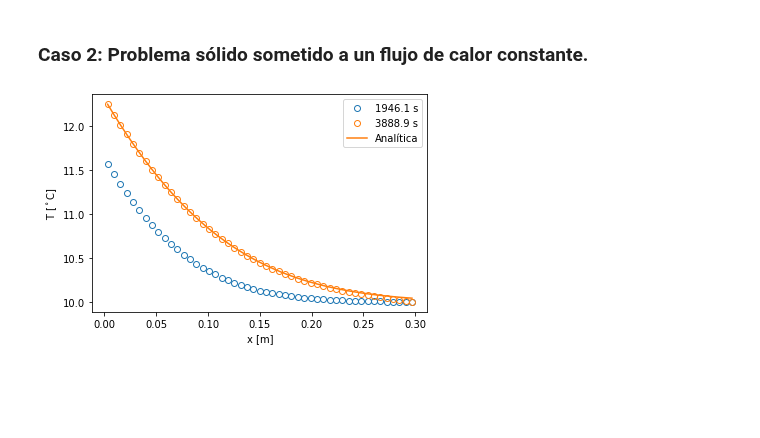
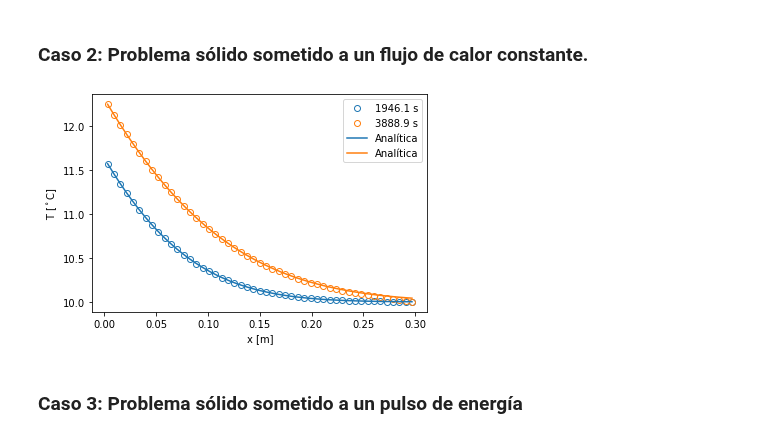
Before and after one commit to juandadamo/clases_fiuba, a Jupyter notebook: 6731/difusion-y-soluciones-numericas.ipynb, the cells around one changed output. Cells and saved outputs as stored; diff of their text form; code cells hidden in the pictures; blank space fills up the shorter version.

```diff
--- a/6731/difusion-y-soluciones-numericas.ipynb
+++ b/6731/difusion-y-soluciones-numericas.ipynb
@@ -187,9 +193,11 @@ tiempo = np.linspace(0,t_final,pasos)
 eqX = TransientTerm() == ExplicitDiffusionTerm(coeff=a)
 
 #Opcional para este problema introductorio, comparación con el resultado analítico
-T_Analytical = CellVariable(name="Temperatura analítica", mesh=mesh)
+T_Analytical = CellVariable(name="Temperatura analítica tf", mesh=mesh)
+T_Analytical2 = CellVariable(name="Temperatura analítica tf/2", mesh=mesh)
 # Evaluamos en el tiempo final
 T_Analytical.setValue(T0 - GradValueLeft *( np.sqrt(4*a*t_final/np.pi)*np.exp(-x**2/(4*a*t_final))-x*(1-erf(x/(4*a*t_final)**.5) ) ) )
+T_Analytical2.setValue(T0 - GradValueLeft *( np.sqrt(4*a*t_final/2/np.pi)*np.exp(-x**2/(4*a*t_final/2))-x*(1-erf(x/(4*a*t_final/2)**.5) ) ) )
 # %%
 # Preparación de la salida gráfica. Se visualizará la solución y la referencia analítica
 #viewer = Viewer(vars=(T,T_Analytical) )
@@ -202,14 +210,16 @@ for i,tiempo_i in enumerate(tiempo):
 # %%
 fig1,ax1  = plt.subplots()
 
 i = np.abs(tiempo-t_final/2).argmin()
 lin1, = ax1.plot(x.value,perfil_temp2[i],label='%.1f s'%tiempo[i],marker='o',linestyle='',markerfacecolor='None')
 lin2, = ax1.plot(x.value,perfil_temp2[-1],label='%.1f s'%t_final,marker='o',linestyle='',markerfacecolor='None')
-
+ax1.plot(x.value,T_Analytical2.value,label= r'Analítica',color = lin1.get_color())
 ax1.plot(x.value,T_Analytical.value,label= r'Analítica',color = lin2.get_color())
 
 ax1.legend()
 ax1.set_xlabel('x [m]')
 ax1.set_ylabel('T [$^\circ$C]');
 # %% [output]
-[figure, old version]
+[figure, new version]
+# %% [markdown]
+### Caso 3: Problema sólido sometido a un pulso de energía
```
Also changed, not shown: parts of 7 cells of this notebook, 7 other files.
